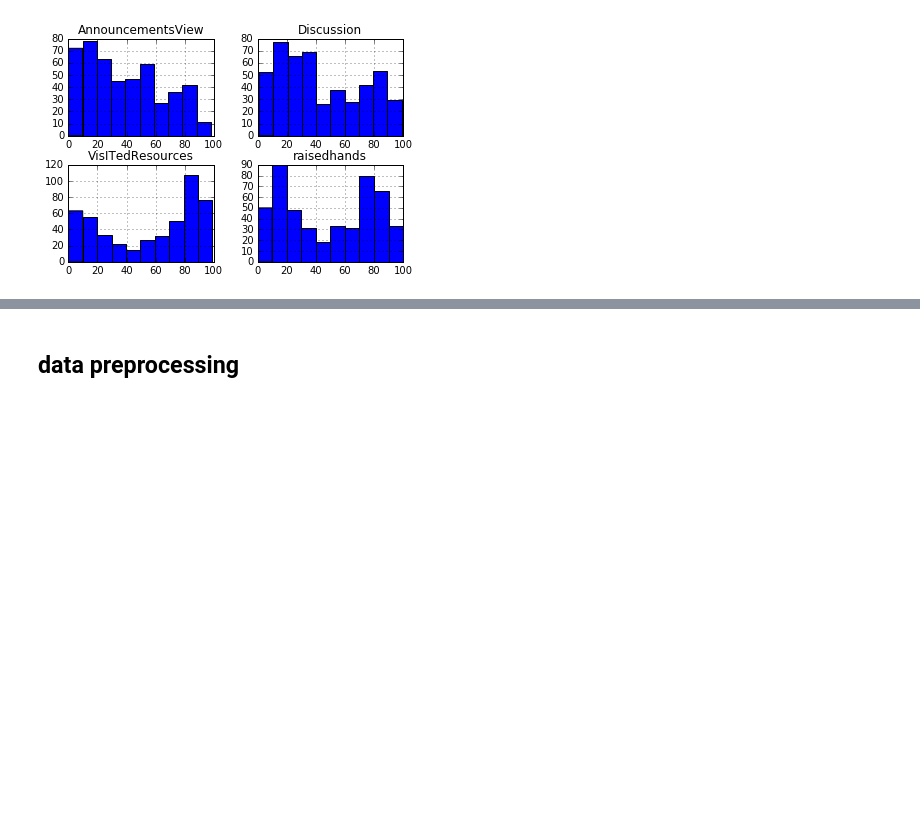
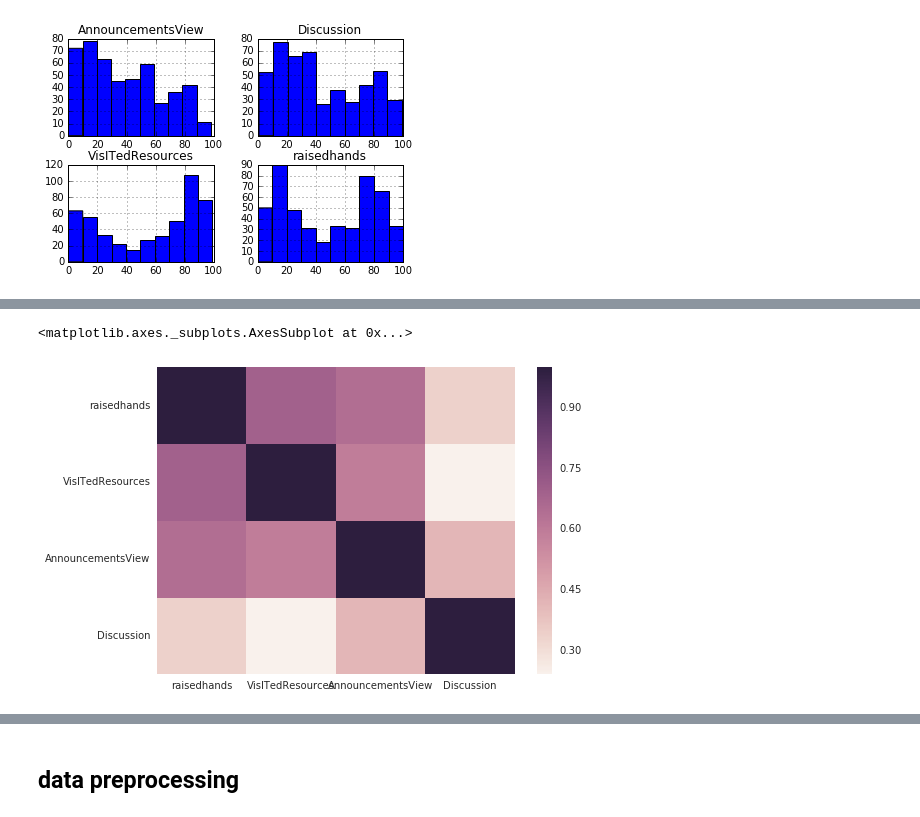
Before and after one commit to cautree/predict-score, a Jupyter notebook: students.ipynb, the cells around one changed output, grey strips where cells are left out. Drawn from its saved outputs; the diff is of its cells as text; code cells hidden in the pictures; blank space fills up the shorter version.

```diff
--- a/students.ipynb
+++ b/students.ipynb
@@ -93,0 +122,4 @@ plt.show()
+# %%
+import seaborn as sns;
+sns.heatmap(df.corr())
+# %% [output]
@@ -93,0 +127,2 @@ plt.show()
+<matplotlib.axes._subplots.AxesSubplot at 0x...>
+[figure, added]
```
Also changed, not shown: parts of 29 cells of this notebook.
